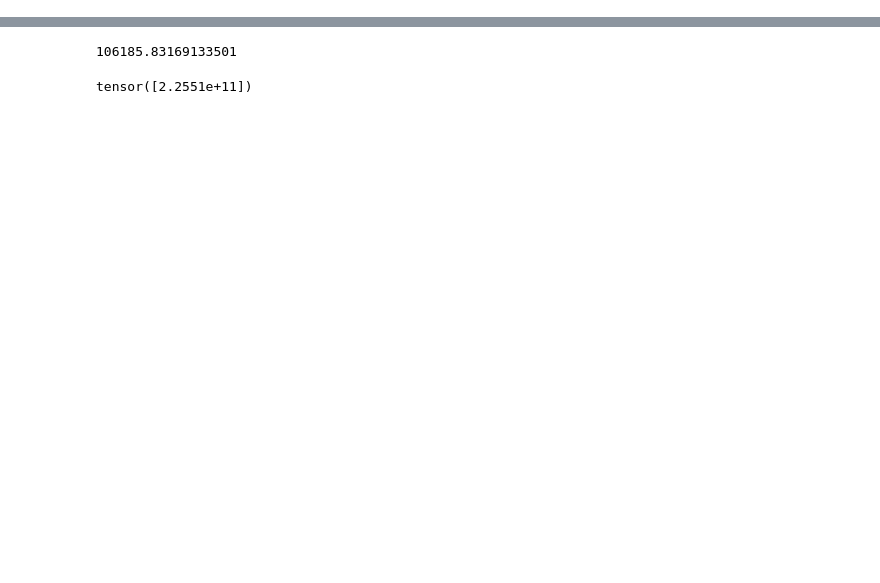
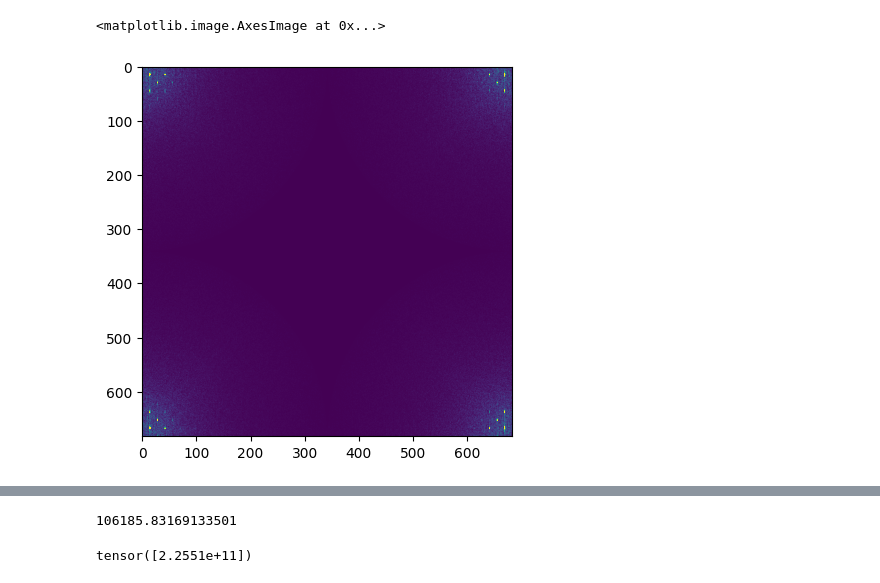
Before and after one commit to LowenaHull/py_multislice_differentiable_tem, a Jupyter notebook: Demos/Lowena_start_here.ipynb, the cells around one changed output, grey strips where cells are left out. Saved outputs shown, nothing was run; the diff lists cells and outputs as text; code cells hidden in the pictures; blank space fills up the shorter version.

```diff
--- a/Demos/Lowena_start_here.ipynb
+++ b/Demos/Lowena_start_here.ipynb
@@ -4,6 +4,17 @@ import numpy as np
 import torch
 #TODO: LOWENA, this first cell is just so you can see how this package works, play around with the defocus a bit
 # Get crystal
+from pyms.utils.torch_utils import (
+    amplitude,
+    crop_to_bandwidth_limit_torch,
+    size_of_bandwidth_limited_array,
+    amplitude,
+)
+
+from pyms.Probe import (
+    make_contrast_transfer_function,
+)
+
 crystal = pyms.structure.fromfile(
     "Structures/SrTiO3_CeO2_interface.xyz", atomic_coordinates="cartesian"
 )
@@ -43,7 +54,7 @@ app = 15
 thicknesses = np.array([100])
 
 # Set up  series of defocii
-df = np.array([100.0])
+df = torch.tensor([200.0])
 
 
 output = pyms.HRTEM(
@@ -56,9 +67,10 @@ output = pyms.HRTEM(
     df=df,
     tiling=tiling,
     nfph=1,
-    showProgress='notebook'
+    showProgress='notebook',
+    apply_ctf = False,
 )
 
 import matplotlib.pyplot as plt
 %matplotlib inline
-plt.imshow(output)
+#plt.imshow(output)
@@ -108,0 +82,5 @@ def chi(q, qphi, lam, df=0.0, aberrations=[]):
+# %%
+plt.imshow(torch.abs(output).detach().cpu().numpy(), vmax = 10)
+# %% [output]
+<matplotlib.image.AxesImage at 0x...>
+[figure, added]
```
Also changed, not shown: parts of 7 cells of this notebook, 2 other files.
